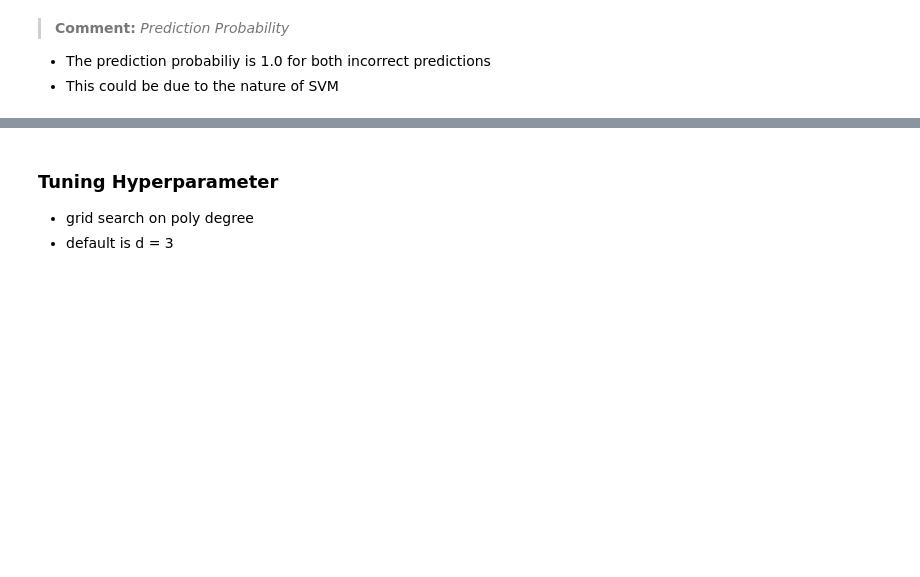
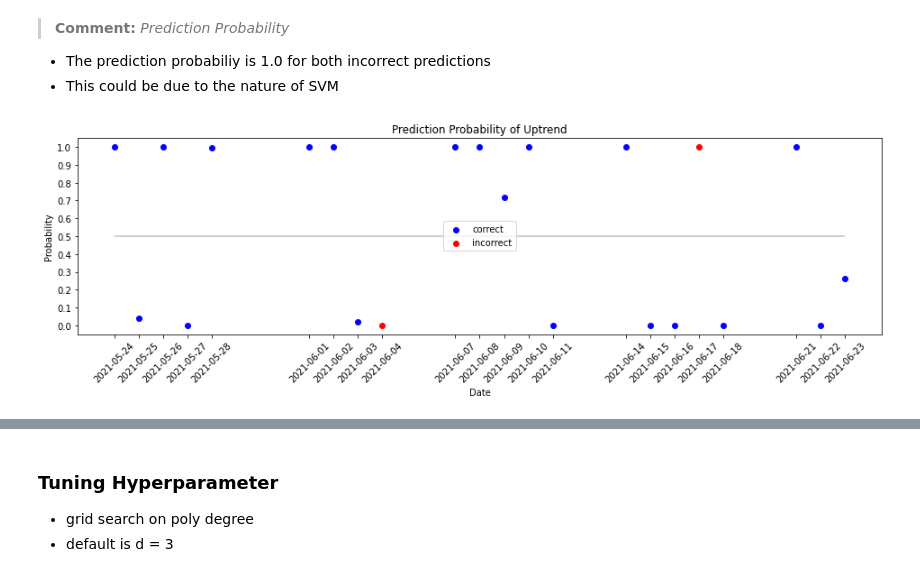
Before and after one commit to jingyunw/Capstone_Project, a Jupyter notebook: notebook/5_Classification.ipynb, the cells around one changed output, grey strips where cells are left out. Saved outputs shown, nothing was run; the diff lists cells and outputs as text; code cells hidden in the pictures; blank space fills up the shorter version.

Commit message:
add prediction plot

```diff
--- a/notebook/5_Classification.ipynb
+++ b/notebook/5_Classification.ipynb
@@ -714,3 +717,22 @@ test_result.loc[test_result['true'] != test_result['pred']]
 >**Comment:** *Prediction Probability*
 - The prediction probabiliy is 1.0 for both incorrect predictions
 - This could be due to the nature of SVM
+# %%
+# Create two sub-df which contain the correct predictions and incorrect predictions
+df_right = test_result.loc[test_result['true'] == test_result['pred']]
+df_wrong = test_result.loc[test_result['true'] != test_result['pred']]
+# %%
+# Visualize the predicting probabilities
+plt.figure(figsize=(16,4))
+plt.scatter(x=df_right.index, y=df_right['uptrend'], color='b', label="correct")
+plt.scatter(x=df_wrong.index, y=df_wrong['uptrend'], color='r', label="incorrect")
+plt.hlines(0.5, test_result.index.min(), test_result.index.max(), color='gray', alpha=0.5)
+plt.xticks(test_result.index, rotation=45)
+plt.yticks(np.arange(0,1.1, 0.1))
+plt.title("Prediction Probability of Uptrend")
+plt.xlabel("Date")
+plt.ylabel("Probability")
+plt.legend(loc='center')
+plt.show()
+# %% [output]
+[figure, added]
```
Also changed, not shown: parts of 17 cells of this notebook.
